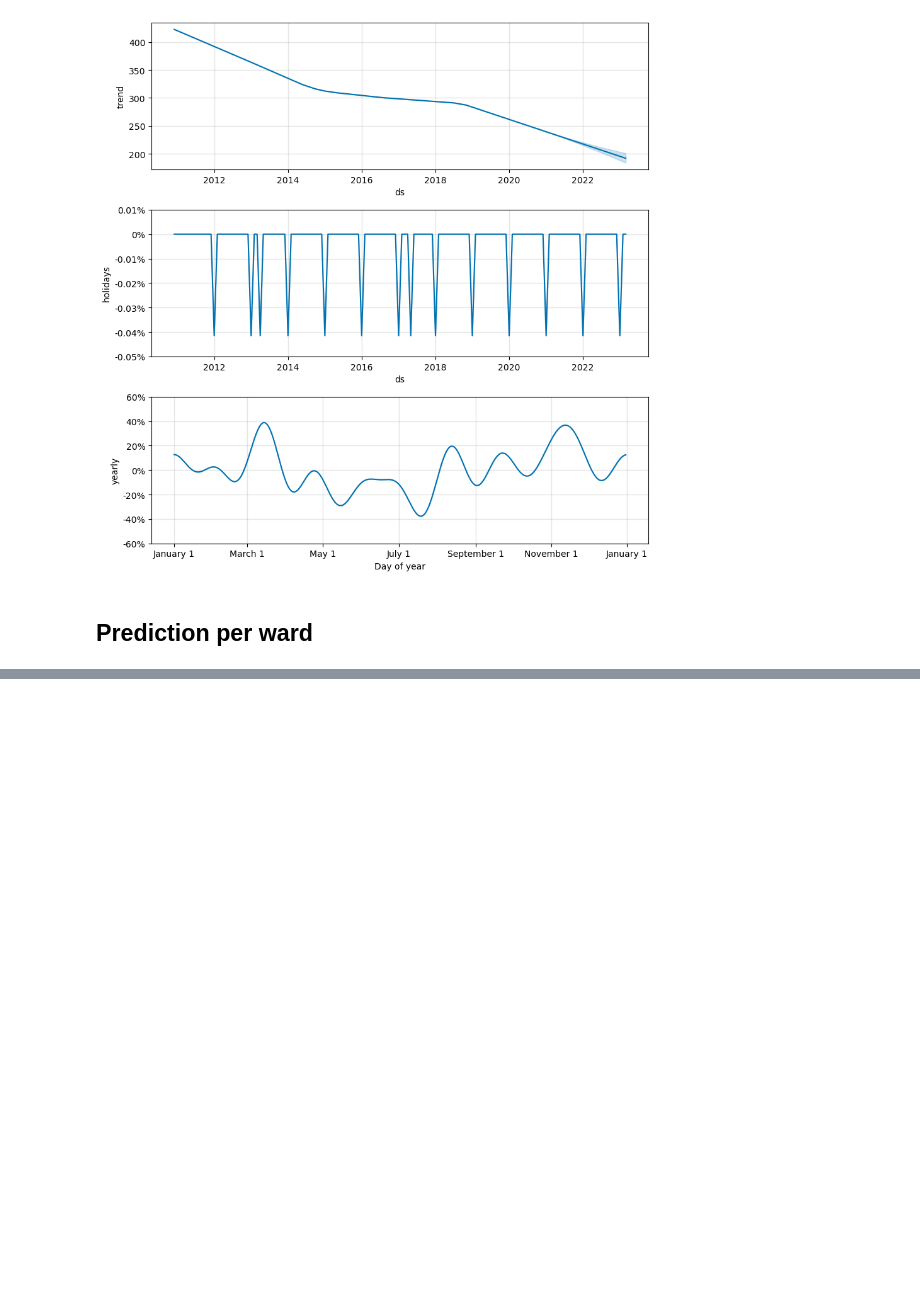
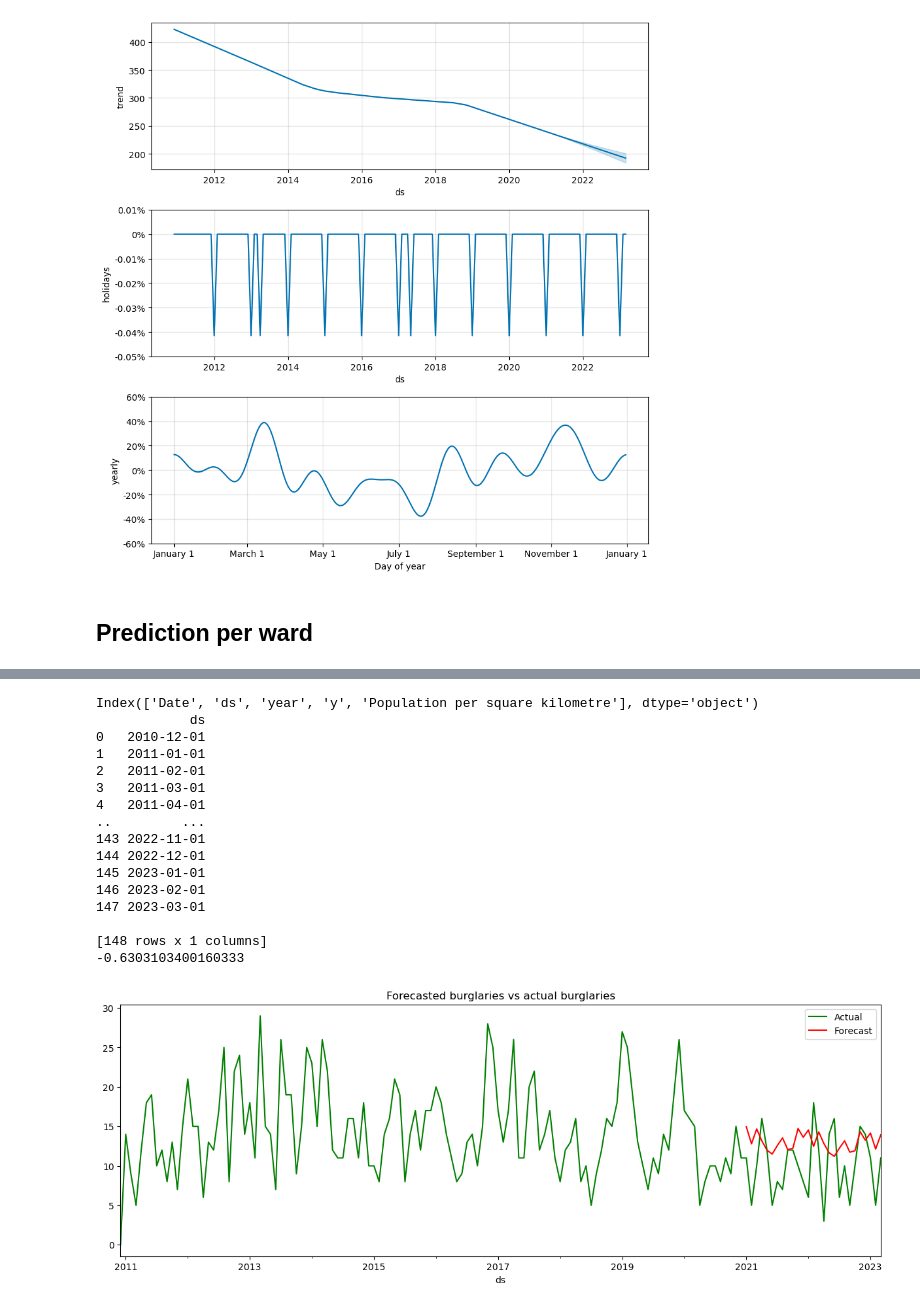
Before and after one commit to isavgt/JBG050-group11, a Jupyter notebook: forecast_prophet.ipynb, the cells around one changed output, grey strips where cells are left out. Saved outputs shown, nothing was run; the diff lists cells and outputs as text; code cells hidden in the pictures; blank space fills up the shorter version.

```diff
--- a/forecast_prophet.ipynb
+++ b/forecast_prophet.ipynb
@@ -273,0 +344,22 @@ Childs Hill
+# %%
+train_ward = df_ward[df_ward['year']<(training_upto+1)]
+test_ward = df_ward[(df_ward['year']>training_upto)]
+print(df_ward.columns)
+best_model = Prophet(seasonality_mode= 'multiplicative', changepoint_prior_scale= 0.15, seasonality_prior_scale= 0.05, holidays_prior_scale= 0.015, holidays= holiday)
+best_model.add_regressor('Population per square kilometre')
+best_model.fit(train_ward)
+future_dates = best_model.make_future_dataframe(periods=forecast_upto, freq='MS')
+print(future_dates)
+future_dates = pd.merge(future_dates, df_ward, how="left", on='ds')
+forecast = best_model.predict(future_dates)
+
+print(r2_score(test_ward[['y']], forecast['yhat'][-forecast_upto:]))
+f, ax = plt.subplots(figsize=(14,5))
+f.set_figheight(5)
+f.set_figwidth(15)
+
+df_ward.plot(kind='line',x='ds',y='y', color='green',label='Actual', ax=ax)
+forecast[-forecast_upto:].plot(kind='line',x='ds', y='yhat', color='red', label='Forecast', ax=ax)
+plt.title('Forecasted burglaries vs actual burglaries')
+plt.show()
+# %% [output]
@@ -273,0 +368,17 @@ Childs Hill
+Index(['Date', 'ds', 'year', 'y', 'Population per square kilometre'], dtype='object')
+            ds
+0   2010-12-01
+1   2011-01-01
+2   2011-02-01
+3   2011-03-01
+4   2011-04-01
+..         ...
+143 2022-11-01
+144 2022-12-01
+145 2023-01-01
+146 2023-02-01
+147 2023-03-01
+
+[148 rows x 1 columns]
+-0.6303103400160333
+[figure, added]
```
Also changed, not shown: parts of 7 cells of this notebook.
